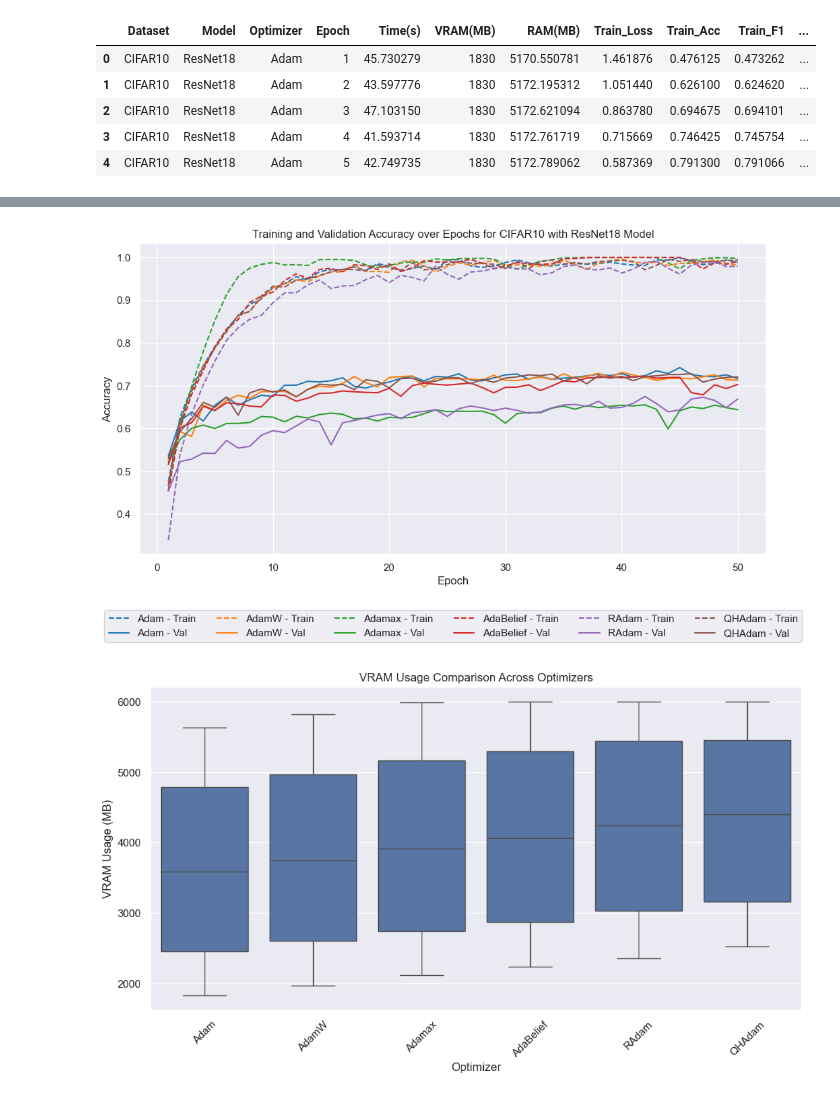
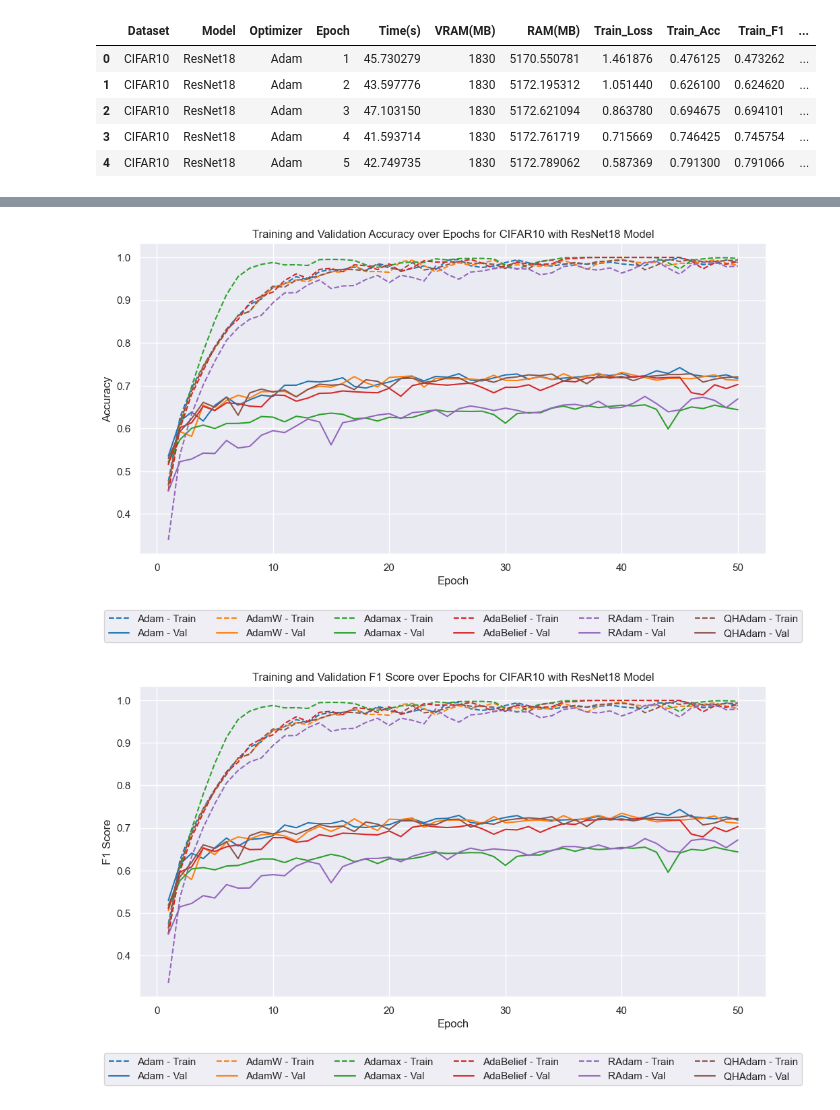
Before and after one commit to IlliaRohalskyi/Time-Efficient-Optimization-of-Neural-Networks, a Jupyter notebook: src/notebooks/analysis.ipynb, the cells around one changed output, grey strips where cells are left out. Drawn from its saved outputs; the diff is of its cells as text; code cells hidden in the pictures.

```diff
--- a/src/notebooks/analysis.ipynb
+++ b/src/notebooks/analysis.ipynb
@@ -19,53 +19,79 @@ import seaborn as sns
 import itertools
 
 sns.set(style="darkgrid")
 
 optimizers = df["Optimizer"].unique()
 colors = itertools.cycle(sns.color_palette("tab10", len(optimizers)))
 
-cifar10_resnet_df = df[(df["Dataset"] == "CIFAR10") & (df["Model"] == "ResNet18")]
+datasets = ['CIFAR10', 'CIFAR100']
+models = ['ResNet18', 'MobileNetV2']
 
-plt.figure(figsize=(12, 6))
-for opt, color in zip(optimizers, colors):
-    subset = cifar10_resnet_df[cifar10_resnet_df["Optimizer"] == opt]
-    plt.plot(subset["Epoch"], subset["Train_Loss"], label=f"{opt} - Train", linestyle="dashed", color=color)
-    plt.plot(subset["Epoch"], subset["Val_Loss"], label=f"{opt} - Val", color=color)
+for dataset in datasets:
+    for model in models:
+        df_subset = df[(df["Dataset"] == dataset) & (df["Model"] == model)]
 
-plt.xlabel("Epoch")
-plt.ylabel("Loss")
-plt.title("Training and Validation Loss over Epochs for CIFAR10 with ResNet18 Model")
-plt.legend(loc='lower center', bbox_to_anchor=(0.5, -0.3), ncol=6)
-plt.show()
+        if df_subset.empty:
+            print(f"No data available for {model} on {dataset}. Skipping...")
+            continue
 
-plt.figure(figsize=(12, 6))
-colors = itertools.cycle(sns.color_palette("tab10", len(optimizers)))
-for opt, color in zip(optimizers, colors):
-    subset = cifar10_resnet_df[cifar10_resnet_df["Optimizer"] == opt]
-    plt.plot(subset["Epoch"], subset["Train_Acc"], label=f"{opt} - Train", linestyle="dashed", color=color)
-    plt.plot(subset["Epoch"], subset["Val_Acc"], label=f"{opt} - Val", color=color)
+        # --- Chart 1: Loss ---
+        plt.figure(figsize=(12, 6))
+        colors = itertools.cycle(sns.color_palette("tab10", len(optimizers)))
+        for opt, color in zip(optimizers, colors):
+            subset = df_subset[df_subset["Optimizer"] == opt]
+            plt.plot(subset["Epoch"], subset["Train_Loss"], label=f"{opt} - Train", linestyle="dashed", color=color)
+            plt.plot(subset["Epoch"], subset["Val_Loss"], label=f"{opt} - Val", color=color)
 
-plt.xlabel("Epoch")
-plt.ylabel("Accuracy")
-plt.title("Training and Validation Accuracy over Epochs for CIFAR10 with ResNet18 Model")
-plt.legend(loc='lower center', bbox_to_anchor=(0.5, -0.3), ncol=6)
-plt.show()
+        plt.xlabel("Epoch")
+        plt.ylabel("Loss")
+        plt.title(f"Training and Validation Loss over Epochs for {dataset} with {model} Model")
+        plt.legend(loc='lower center', bbox_to_anchor=(0.5, -0.3), ncol=6)
+        plt.show()
+
+        # --- Chart 2: Accuracy ---
+        plt.figure(figsize=(12, 6))
+        colors = itertools.cycle(sns.color_palette("tab10", len(optimizers)))
+        for opt, color in zip(optimizers, colors):
+            subset = df_subset[df_subset["Optimizer"] == opt]
+            plt.plot(subset["Epoch"], subset["Train_Acc"], label=f"{opt} - Train", linestyle="dashed", color=color)
+            plt.plot(subset["Epoch"], subset["Val_Acc"], label=f"{opt} - Val", color=color)
+
+        plt.xlabel("Epoch")
+        plt.ylabel("Accuracy")
+        plt.title(f"Training and Validation Accuracy over Epochs for {dataset} with {model} Model")
+        plt.legend(loc='lower center', bbox_to_anchor=(0.5, -0.3), ncol=6)
+        plt.show()
+
+        # --- Chart 3: F1 Score ---
+        plt.figure(figsize=(12, 6))
+        colors = itertools.cycle(sns.color_palette("tab10", len(optimizers)))
+        for opt, color in zip(optimizers, colors):
+            subset = df_subset[df_subset["Optimizer"] == opt]
+            plt.plot(subset["Epoch"], subset["Train_F1"], label=f"{opt} - Train", linestyle="dashed", color=color)
+            plt.plot(subset["Epoch"], subset["Val_F1"], label=f"{opt} - Val", color=color)
+
+        plt.xlabel("Epoch")
+        plt.ylabel("F1 Score")
+        plt.title(f"Training and Validation F1 Score over Epochs for {dataset} with {model} Model")
+        plt.legend(loc='lower center', bbox_to_anchor=(0.5, -0.3), ncol=6)
+        plt.show()
 
 plt.figure(figsize=(12, 6))
 sns.boxplot(x="Optimizer", y="VRAM(MB)", data=df)
 plt.xlabel("Optimizer")
 plt.ylabel("VRAM Usage (MB)")
 plt.title("VRAM Usage Comparison Across Optimizers")
 plt.xticks(rotation=45)
 plt.show()
 
 plt.figure(figsize=(12, 6))
 sns.boxplot(x="Optimizer", y="Time(s)", data=df)
 plt.xlabel("Optimizer")
 plt.ylabel("Time per Epoch (s)")
 plt.title("Time per Epoch Across Optimizers")
 plt.xticks(rotation=45)
 plt.show()
 # %% [output]
 [figure]
 [figure]
-[figure, old version]
+[figure, new version]
```
Also changed, not shown: parts of 2 cells of this notebook.
